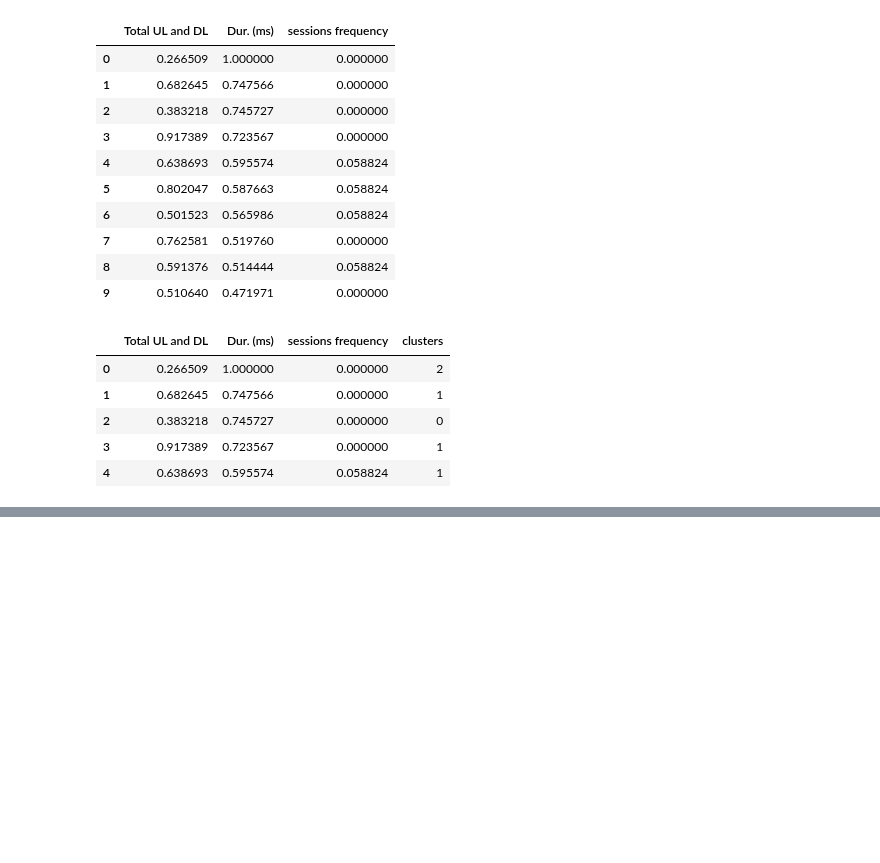
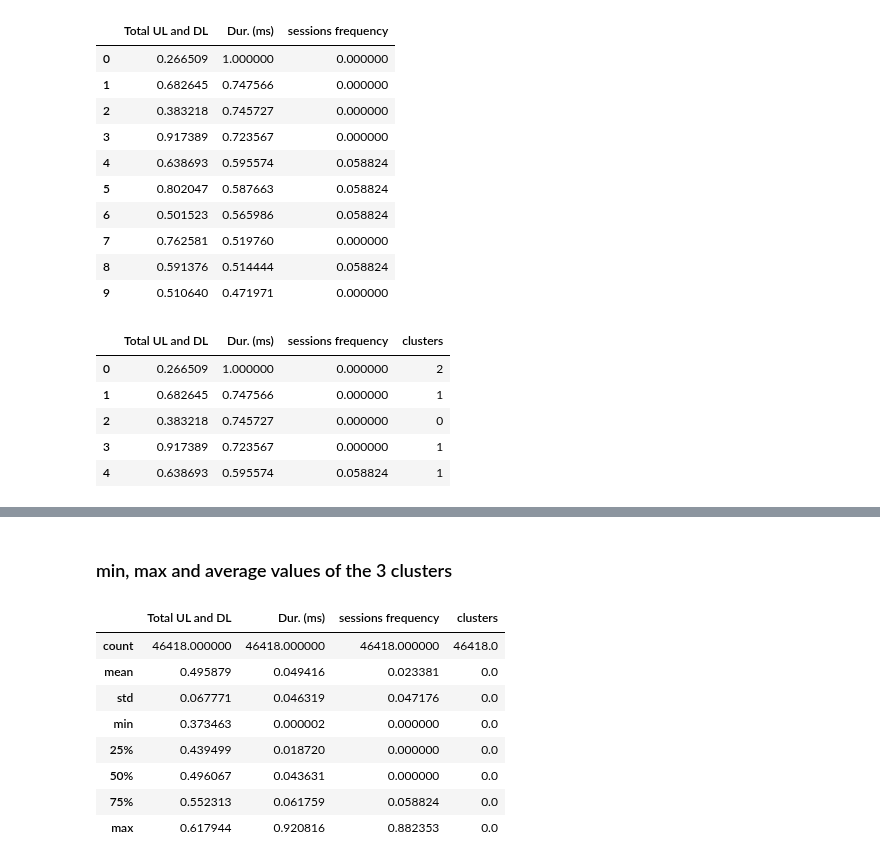
Before and after one commit to Abel-Blue/telecom-user-analytics, a Jupyter notebook: notebooks/user_engagementAnalysis.ipynb, the cells around one changed output, grey strips where cells are left out. Drawn from its saved outputs; the diff is of its cells as text; code cells hidden in the pictures; blank space fills up the shorter version.

Commit message:
added min max or describtion of clusters

```diff
--- a/notebooks/user_engagementAnalysis.ipynb
+++ b/notebooks/user_engagementAnalysis.ipynb
@@ -289,0 +294,9 @@ plt.show()
+# %%
+# forming cluster dataframe
+cm = pd.DataFrame()
+cm['index_d'] = df_nor.index.values
+cm['cluster'] = kmeans.labels_
+# %%
+# cluster 1
+nor_cluster1 = cm[cm.cluster == 0].iloc[:,0].values.tolist()
+cluster_1_df = df_nor.loc[nor_cluster1,:]
@@ -289,0 +311,14 @@ plt.show()
+# %% [markdown]
+### min, max and average values of the 3 clusters
+# %%
+cluster_1_df.describe()
+# %% [output]
+|  | Total UL and DL | Dur. (ms) | sessions frequency | clusters |
+| count | 46418.000000 | 46418.000000 | 46418.000000 | 46418.0 |
+| mean | 0.495879 | 0.049416 | 0.023381 | 0.0 |
+| std | 0.067771 | 0.046319 | 0.047176 | 0.0 |
+| min | 0.373463 | 0.000002 | 0.000000 | 0.0 |
+| 25% | 0.439499 | 0.018720 | 0.000000 | 0.0 |
+| 50% | 0.496067 | 0.043631 | 0.000000 | 0.0 |
+| 75% | 0.552313 | 0.061759 | 0.058824 | 0.0 |
+| max | 0.617944 | 0.920816 | 0.882353 | 0.0 |
```
Also changed, not shown: parts of 19 cells of this notebook.
